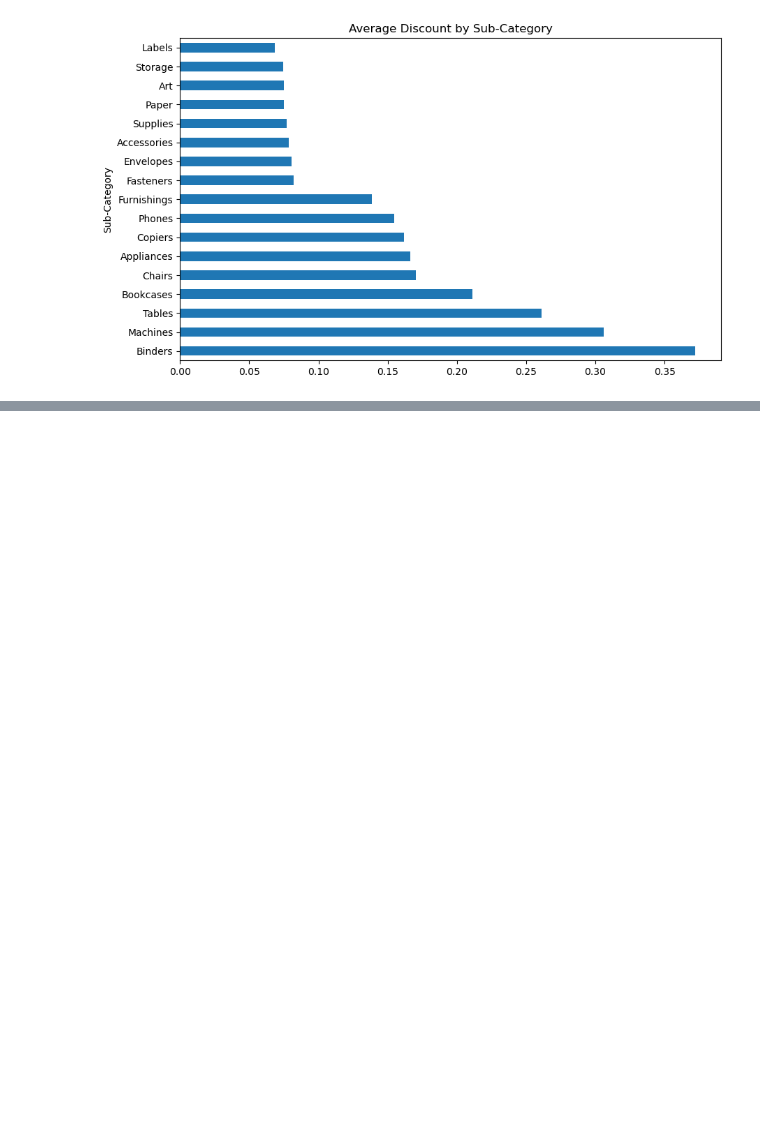
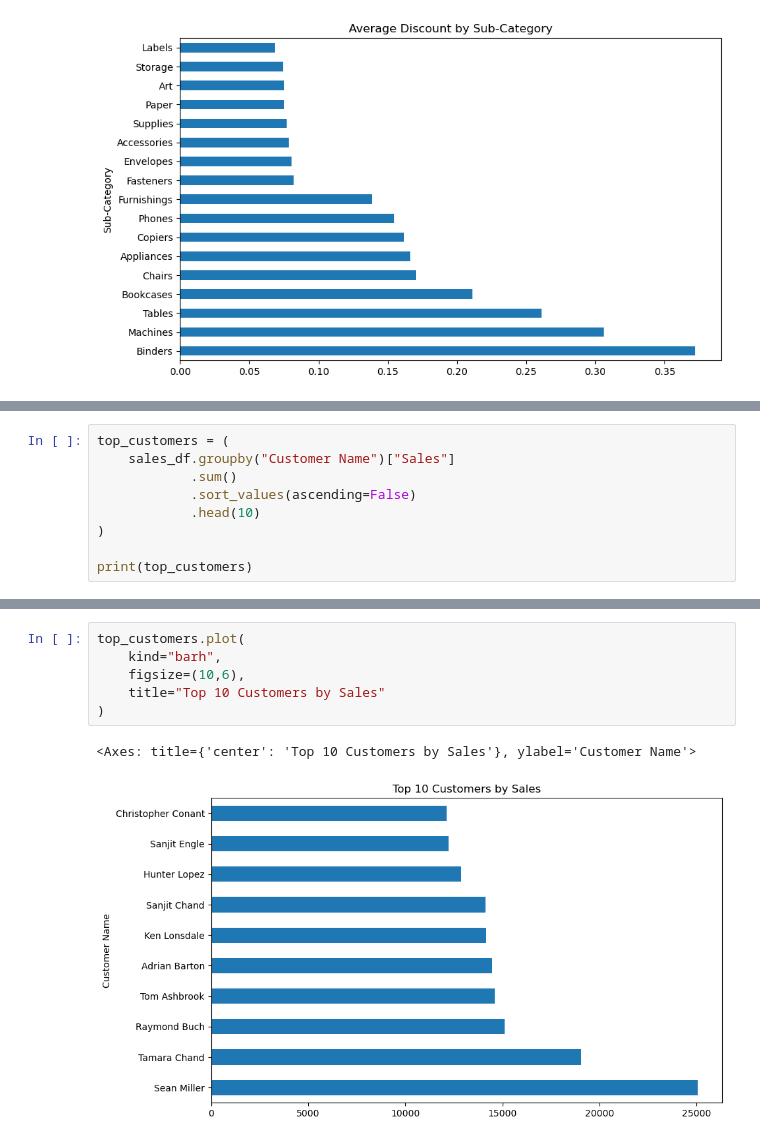
Before and after one commit to nikhilkanbarkar/data-science-and-machine-learning, a Jupyter notebook: Projects/SalesAnalysis/Notebook.ipynb, the cells around one changed output, grey strips where cells are left out. Drawn from its saved outputs; the diff is of its cells as text; blank space fills up the shorter version.

Commit message:
Added the customer sand segmentation  analysis in the SalesAnalysis Project

```diff
--- a/Projects/SalesAnalysis/Notebook.ipynb
+++ b/Projects/SalesAnalysis/Notebook.ipynb
@@ -696,0 +707,9 @@ highest_discount_subcategory.plot(
+# %%
+top_customers = (
+    sales_df.groupby("Customer Name")["Sales"]
+            .sum()
+            .sort_values(ascending=False)
+            .head(10)
+)
+
+print(top_customers)
@@ -696,0 +729,9 @@ highest_discount_subcategory.plot(
+# %%
+top_customers.plot(
+    kind="barh",
+    figsize=(10,6),
+    title="Top 10 Customers by Sales"
+)
+# %% [output]
+<Axes: title={'center': 'Top 10 Customers by Sales'}, ylabel='Customer Name'>
+[figure, added]
```
Also changed, not shown: parts of 14 cells of this notebook.
